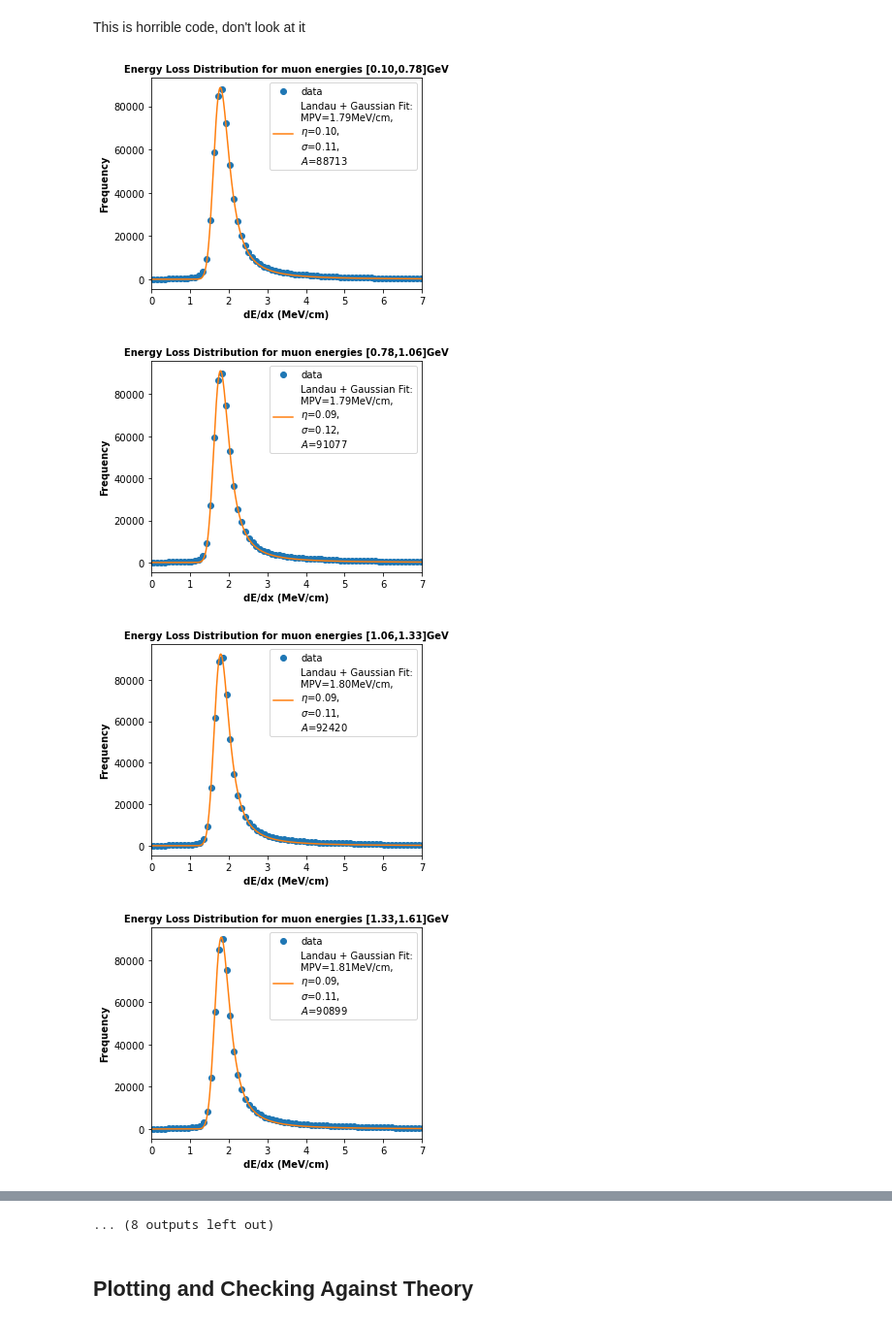
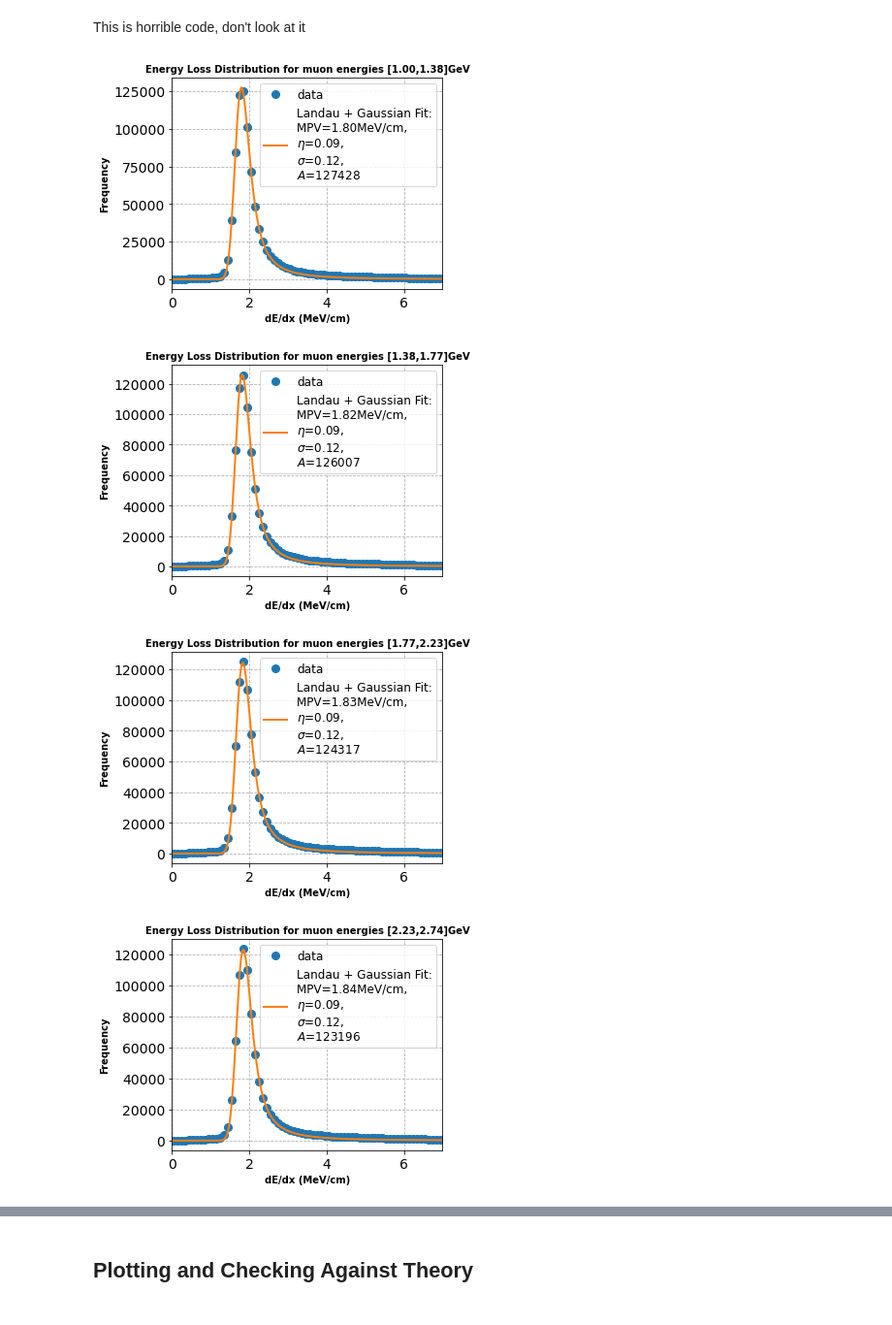
Before and after one commit to socrossley/Cosmic_Muon_CER, a Jupyter notebook: Fit.ipynb, the cells around one changed output, grey strips where cells are left out. Shown: that part at 97% size. Drawn from its saved outputs; the diff is of its cells as text; code cells hidden in the pictures.

```diff
--- a/Fit.ipynb
+++ b/Fit.ipynb
@@ -36,15 +36,17 @@ def read_from_saved(name):
     print(f'reading from {path}.')
     return np.array(es), np.array(dedxs), np.array(pitches)
 # %%
-tot_es, unfiltered_dedxs, unfiltered_pitches = read_from_saved('Analyzed_Data_Full.csv')
+tot_es, unfiltered_dedxs, unfiltered_pitches = read_from_saved('analyzed_data.csv')
 # %run Analyze.ipynb                             # Analyze the data from scratch
 # %% [output]
 reading from ./data/Analyzed_Data_Full.csv.
 # %%
 rest_e = theory.Mmu
-bethe_min, bethe_max = 0.1, 100
+bethe_min, bethe_max = 1, 10
 kinetic_es = tot_es - (rest_e/1000)
 bethe_regime = (kinetic_es > bethe_min) & (kinetic_es < bethe_max)
+
+# Unused for now
 low_pitch = unfiltered_pitches < 0.4
 hi_pitch = unfiltered_pitches > 0.7
 
@@ -68,8 +70,9 @@ Now we bin the data. We use 20 bins for now, each logarithmically spaced. Then w
 # %%
 max_e = bethe_max # np.max(es)
 min_e = bethe_min # np.min(es)
-num_bins = 20
+num_bins = 10
 
+# Deprecated
 def log_bin_data(num_bins):
     bin_edges = np.logspace(np.log10(min_e), np.log10(max_e), num_bins+1)
     bin_locs = np.digitize(es, bin_edges) - 1    # Shifts the indices (first bin = 0)
@@ -261,12 +258,12 @@ def plot_freq_vs_dedx(plot_specific = None, num_bins = 1000, show = True, savefi
 
     return fit_mpvs, fit_avs
 # %%
-mpvs, avs = plot_freq_vs_dedx(num_bins=num_dedx_bins, show=True, savefile=True)
+mpvs, avs = plot_freq_vs_dedx(num_bins=num_dedx_bins, show=True, savefile=False)
 avs_data = []
 for b in binned_dedx:
     avs_data.append(np.mean(b))
 # %% [output]
-[figure, old version]
+[figure, new version]
-[figure, old version]
+[figure, new version]
-[figure, old version]
+[figure, new version]
-[figure, old version]
+[figure, new version]
@@ -281,4 +276,3 @@ for b in binned_dedx:
-... (8 outputs left out)
 # %% [markdown]
 ## Plotting and Checking Against Theory
 # %%
```
Also changed, not shown: parts of 7 cells of this notebook, 3 other files.
